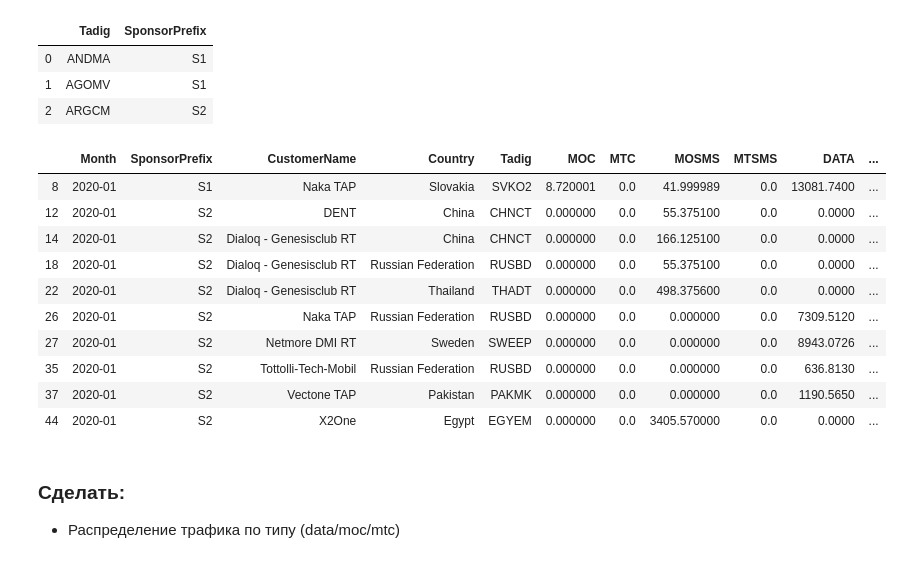
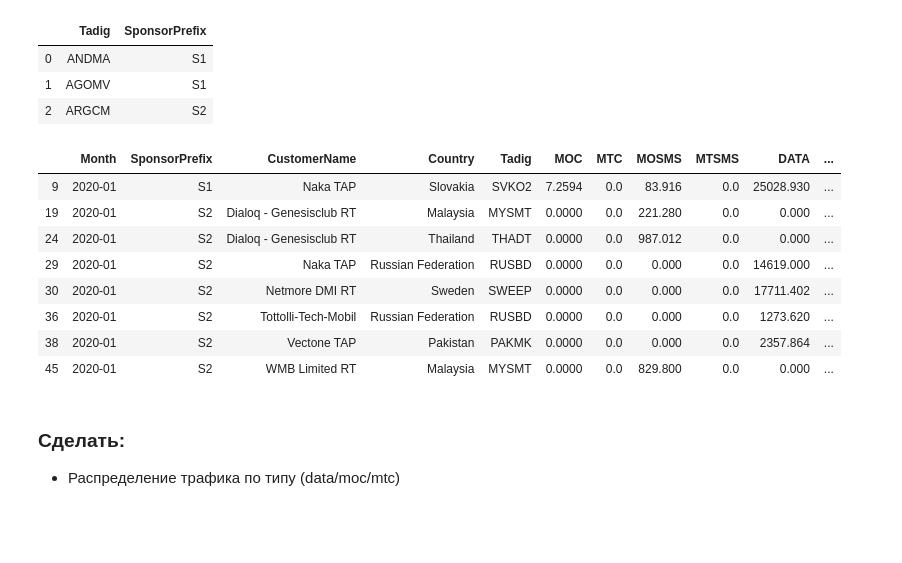
Before and after one commit to balobinp/RB_BD, a Jupyter notebook: RB_PROFIT_REPORT_VER07.ipynb, the cells around one changed output. Cells and saved outputs as stored; diff of their text form; code cells hidden in the pictures; blank space fills up the shorter version.

```diff
--- a/RB_PROFIT_REPORT_VER07.ipynb
+++ b/RB_PROFIT_REPORT_VER07.ipynb
@@ -25,7 +25,7 @@ register_matplotlib_converters()
 plt.style.use('ggplot')
 
 downloads = 'C:/Users/balob/Downloads'
-use_value = 'Cost' # 'Cost', 'Revenue', 'Profit'
+use_value = 'Revenue' # 'Cost', 'Revenue', 'Profit'
 
 sponsor_object = namedtuple('Sponsor', ['name', 'mccmnc', 'sponsor_id'])
 
@@ -38,8 +38,8 @@ sponsors = [s1_sponsor, s2_sponsor, s4_sponsor, s5_sponsor]
 
 # BSS time range report
 
-start_date = '20191101' # Including
-end_date = '20200201' # Including
+start_date = '20191001' # Including
+end_date = '20191231' # Including
 current_date = dt.datetime.now().strftime("%y%m%d")
 
 output_bss_usage_file = f'bss_usage_{start_date}_{end_date}_{current_date}.csv'
@@ -371,41 +378,39 @@ display(df_not_disc.head(3))
 | 1 | AGOMV | S1 |
 | 2 | ARGCM | S2 |
 # %%
-threshold = 50
+threshold = 100
 
 customer = ''
 sponsor = ''
 start_date = '2020-01-01' # including
 end_date = '2020-02-01' # excluding
 output_diff_file = f'bss_not_disc_{start_date}_{end_date}_{current_date}.xlsx'
 
 df_bss_not_disc = pd.merge(df_bss_processed, df_not_disc, how='inner', on=['Tadig','SponsorPrefix'])
 
 if customer:
     df_bss_not_disc = df_bss_not_disc.loc[df_bss_not_disc.CustomerName == customer]
 
 if sponsor:
     df_bss_not_disc = df_bss_not_disc.loc[df_bss_not_disc.SponsorPrefix == sponsor]
 
 if start_date and end_date:
     df_bss_not_disc = df_bss_not_disc[(df_bss_not_disc.Day >= start_date) & (df_bss_not_disc.Day < end_date)]
 
 df_bss_not_disc = df_bss_not_disc.groupby(['Month','SponsorPrefix','CustomerName','Country','Tadig'], as_index=False).sum()
 df_bss_not_disc = df_bss_not_disc.loc[df_bss_not_disc.TOTAL > threshold]
-df_bss_not_disc.to_excel(join(downloads, output_diff_file), index=False)
+# df_bss_not_disc.to_excel(join(downloads, output_diff_file), index=False)
 df_bss_not_disc
 # %% [output]
 |  | Month | SponsorPrefix | CustomerName | Country | Tadig | MOC | MTC | MOSMS | MTSMS | DATA | ... |
-| 8 | 2020-01 | S1 | Naka TAP | Slovakia | SVKO2 | 8.720001 | 0.0 | 41.999989 | 0.0 | 13081.7400 | ... |
-| 12 | 2020-01 | S2 | DENT | China | CHNCT | 0.000000 | 0.0 | 55.375100 | 0.0 | 0.0000 | ... |
-| 14 | 2020-01 | S2 | Dialoq - Genesisclub RT | China | CHNCT | 0.000000 | 0.0 | 166.125100 | 0.0 | 0.0000 | ... |
-| 18 | 2020-01 | S2 | Dialoq - Genesisclub RT | Russian Federation | RUSBD | 0.000000 | 0.0 | 55.375100 | 0.0 | 0.0000 | ... |
-| 22 | 2020-01 | S2 | Dialoq - Genesisclub RT | Thailand | THADT | 0.000000 | 0.0 | 498.375600 | 0.0 | 0.0000 | ... |
-| 26 | 2020-01 | S2 | Naka TAP | Russian Federation | RUSBD | 0.000000 | 0.0 | 0.000000 | 0.0 | 7309.5120 | ... |
-| 27 | 2020-01 | S2 | Netmore DMI RT | Sweden | SWEEP | 0.000000 | 0.0 | 0.000000 | 0.0 | 8943.0726 | ... |
-| 35 | 2020-01 | S2 | Tottolli-Tech-Mobil | Russian Federation | RUSBD | 0.000000 | 0.0 | 0.000000 | 0.0 | 636.8130 | ... |
-| 37 | 2020-01 | S2 | Vectone TAP | Pakistan | PAKMK | 0.000000 | 0.0 | 0.000000 | 0.0 | 1190.5650 | ... |
-| 44 | 2020-01 | S2 | X2One | Egypt | EGYEM | 0.000000 | 0.0 | 3405.570000 | 0.0 | 0.0000 | ... |
+| 9 | 2020-01 | S1 | Naka TAP | Slovakia | SVKO2 | 7.2594 | 0.0 | 83.916 | 0.0 | 25028.930 | ... |
+| 19 | 2020-01 | S2 | Dialoq - Genesisclub RT | Malaysia | MYSMT | 0.0000 | 0.0 | 221.280 | 0.0 | 0.000 | ... |
+| 24 | 2020-01 | S2 | Dialoq - Genesisclub RT | Thailand | THADT | 0.0000 | 0.0 | 987.012 | 0.0 | 0.000 | ... |
+| 29 | 2020-01 | S2 | Naka TAP | Russian Federation | RUSBD | 0.0000 | 0.0 | 0.000 | 0.0 | 14619.000 | ... |
+| 30 | 2020-01 | S2 | Netmore DMI RT | Sweden | SWEEP | 0.0000 | 0.0 | 0.000 | 0.0 | 17711.402 | ... |
+| 36 | 2020-01 | S2 | Tottolli-Tech-Mobil | Russian Federation | RUSBD | 0.0000 | 0.0 | 0.000 | 0.0 | 1273.620 | ... |
+| 38 | 2020-01 | S2 | Vectone TAP | Pakistan | PAKMK | 0.0000 | 0.0 | 0.000 | 0.0 | 2357.864 | ... |
+| 45 | 2020-01 | S2 | WMB Limited RT | Malaysia | MYSMT | 0.0000 | 0.0 | 829.800 | 0.0 | 0.000 | ... |
 # %% [markdown]
 ### Сделать:
 - Распределение трафика по типу (data/moc/mtc)
```
Also changed, not shown: parts of 11 cells of this notebook, 11 other files.
